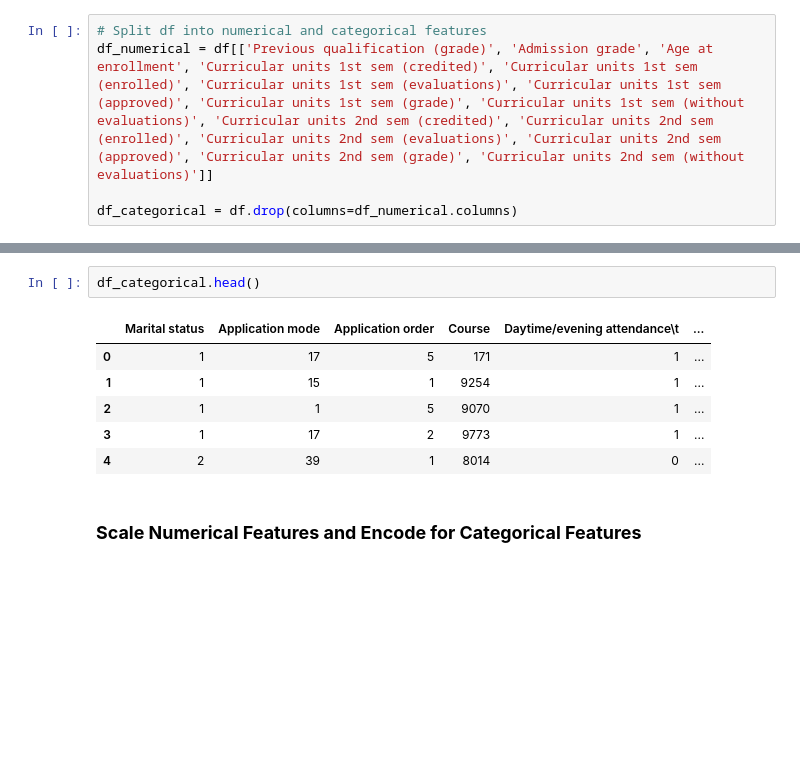
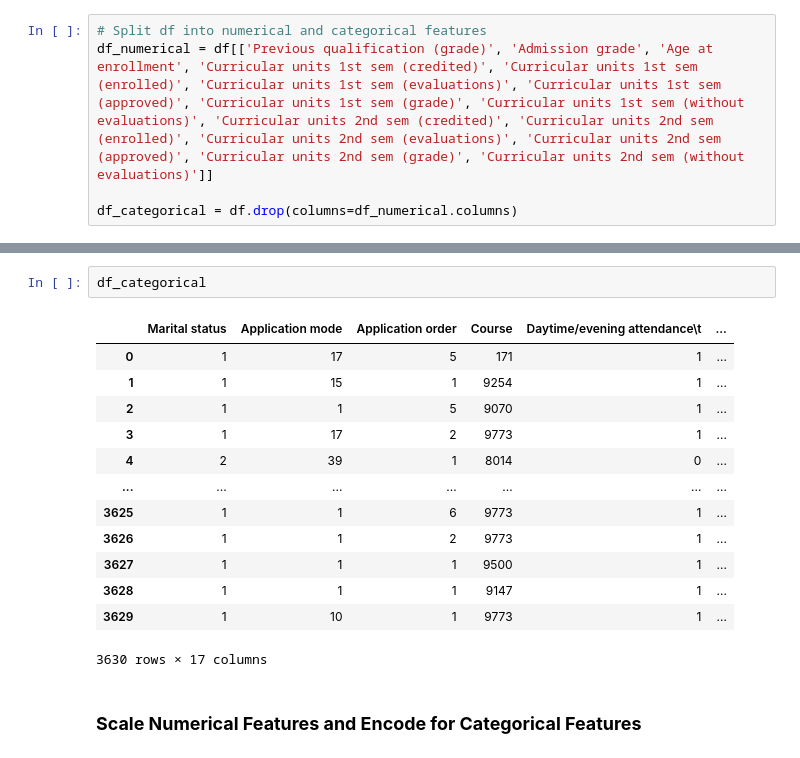
Before and after one commit to bktakacs/Student-Academic-Outcome-Prediction-Capstone, a Jupyter notebook: pre_processing_c2.ipynb, the cells around one changed output, grey strips where cells are left out. Drawn from its saved outputs; the diff is of its cells as text; blank space fills up the shorter version.

```diff
--- a/pre_processing_c2.ipynb
+++ b/pre_processing_c2.ipynb
@@ -77,12 +115,19 @@ memory usage: 453.8 KB
 # %%
-df_categorical.head()
+df_categorical
 # %% [output]
 |  | Marital status | Application mode | Application order | Course | Daytime/evening attendance\t | ... |
 | 0 | 1 | 17 | 5 | 171 | 1 | ... |
 | 1 | 1 | 15 | 1 | 9254 | 1 | ... |
 | 2 | 1 | 1 | 5 | 9070 | 1 | ... |
 | 3 | 1 | 17 | 2 | 9773 | 1 | ... |
 | 4 | 2 | 39 | 1 | 8014 | 0 | ... |
+| ... | ... | ... | ... | ... | ... | ... |
+| 3625 | 1 | 1 | 6 | 9773 | 1 | ... |
+| 3626 | 1 | 1 | 2 | 9773 | 1 | ... |
+| 3627 | 1 | 1 | 1 | 9500 | 1 | ... |
+| 3628 | 1 | 1 | 1 | 9147 | 1 | ... |
+| 3629 | 1 | 10 | 1 | 9773 | 1 | ... |
+3630 rows × 17 columns
 # %% [markdown]
 ### __Scale Numerical Features and Encode for Categorical Features__
 # %%
```
Also changed, not shown: parts of 17 cells of this notebook.
